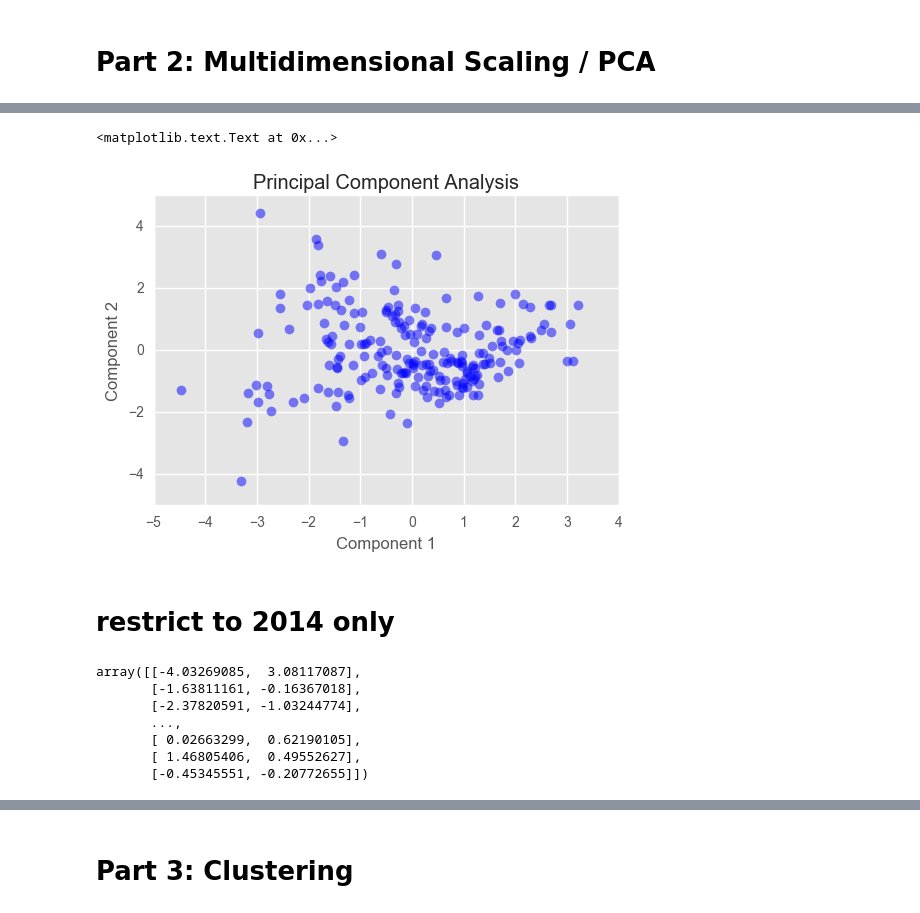
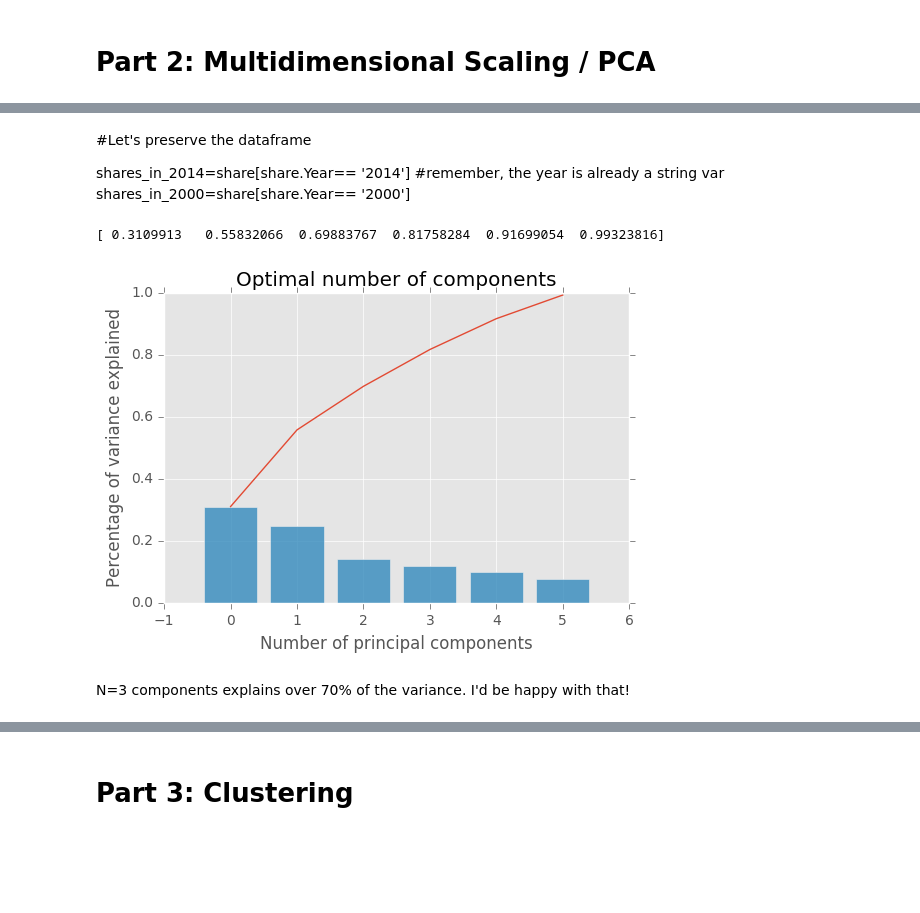
Before and after one commit to carlaint/IMF-Trade-Networks, a Jupyter notebook: Sectors and Clusters.ipynb, the cells around one changed output, grey strips where cells are left out. Drawn from its saved outputs; the diff is of its cells as text; code cells hidden in the pictures; blank space fills up the shorter version.

```diff
--- a/Sectors and Clusters.ipynb
+++ b/Sectors and Clusters.ipynb
@@ -173,32 +167,31 @@ shares_in_1990=share[share.Year== '2000']
+# %% [markdown]
+#Let's preserve the dataframe
+
+shares_in_2014=share[share.Year== '2014'] #remember, the year is already a string var
+shares_in_2000=share[share.Year== '2000']
 # %%
-X = shares_in_1990.ix[:,2:10].values #remember to only get the features
+X = shares_in_2000.ix[:,2:10].values #remember to only get the features
 
 from sklearn.preprocessing import StandardScaler
 X_std = StandardScaler().fit_transform(X)
-# %%
-#First model: All countries at certain periods in time -- take period averages
-
-from sklearn.decomposition import PCA as sklearnPCA
-sklearn_pca = sklearnPCA(n_components=2)
-Y_sklearn = sklearn_pca.fit_transform(X_std)
-%matplotlib inline
-plt.plot(Y_sklearn[:,0],Y_sklearn[:,1], 'o', markersize=7, color='blue', alpha=0.5,)
-plt.xlabel('Component 1')
-plt.ylabel('Component 2')
-plt.title('Principal Component Analysis')
-#WHAT A BIG BLOB OF NOTHING! :-(
-# %% [output]
-<matplotlib.text.Text at 0x...>
-[figure, removed]
-# %% [markdown]
-# restrict to 2014 only
-# %%
-Y_sklearn
-# %% [output]
-array([[-4.03269085,  3.08117087],
-       [-1.63811161, -0.16367018],
-       [-2.37820591, -1.03244774],
-       ...,
-       [ 0.02663299,  0.62190105],
-       [ 1.46805406,  0.49552627],
-       [-0.45345551, -0.20772655]])
+# %%
+#Plotting the optimal amount of components
+
+from sklearn.decomposition import PCA as pca
+import matplotlib.pyplot as plt
+plt.style.use('ggplot')
+
+sklearn_pca = pca(n_components=6)
+Y_sklearn = sklearn_pca.fit_transform(X_std)
+print(sklearn_pca.explained_variance_ratio_.cumsum())
+plt.plot(sklearn_pca.explained_variance_ratio_.cumsum())
+plt.bar([0,1,2,3,4,5], sklearn_pca.explained_variance_ratio_,align='center', alpha=0.8)
+plt.ylabel('Percentage of variance explained')
+plt.xlabel('Number of principal components')
+plt.title('Optimal number of components')
+plt.show()
+# %% [output]
+[ 0.3109913   0.55832066  0.69883767  0.81758284  0.91699054  0.99323816]
+[figure, added]
+# %% [markdown]
+N=3 components explains over 70% of the variance. I'd be happy with that!
```
Also changed, not shown: parts of 9 cells of this notebook, 1 other file.
